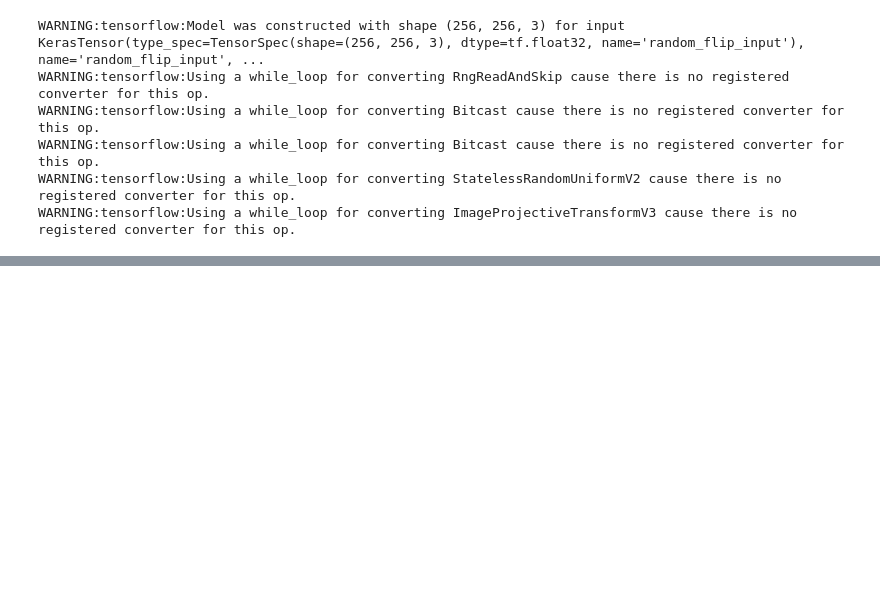
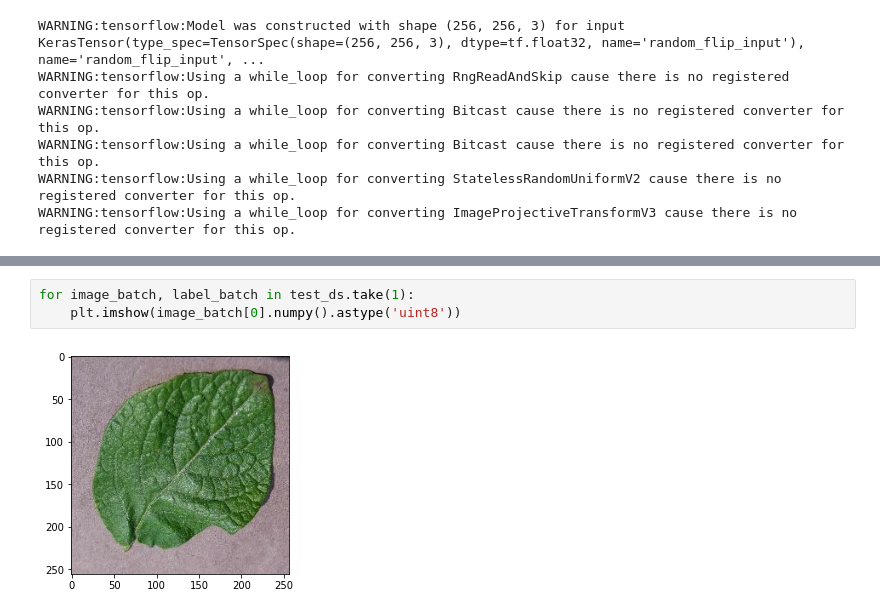
Before and after one commit to Muhammad-Ahtasham/DNNProjectSem05, a Jupyter notebook: Project DNN.ipynb, the cells around one changed output, grey strips where cells are left out. Cells and saved outputs as stored; diff of their text form; blank space fills up the shorter version.

```diff
--- a/Project DNN.ipynb
+++ b/Project DNN.ipynb
@@ -234,0 +235,5 @@ Text(0.5, 1.0, 'Training and Validation Loss')
+# %%
+for image_batch, label_batch in test_ds.take(1):
+    plt.imshow(image_batch[0].numpy().astype('uint8'))
+# %% [output]
+[figure, added]
```
Also changed, not shown: parts of 24 cells of this notebook.
